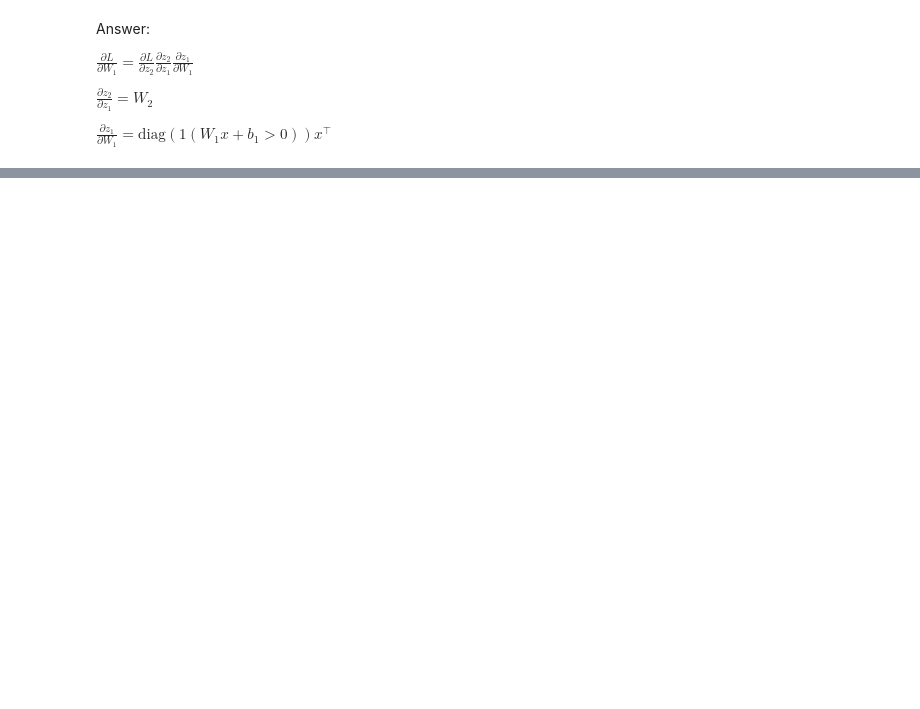
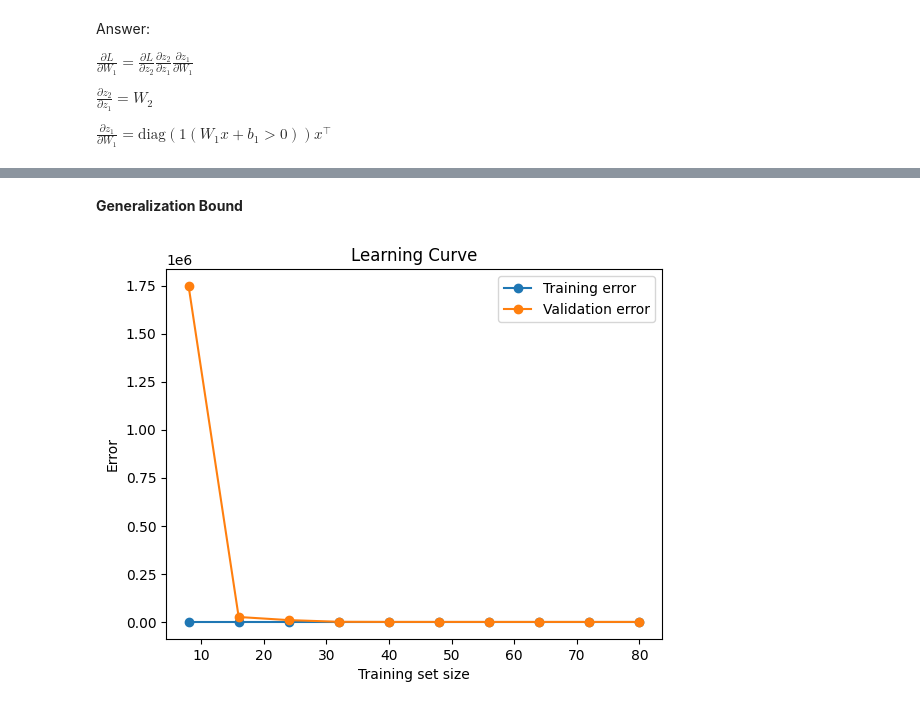
Before and after one commit to nyu-dl/DS-GA-1003-Machine-Learning-2025, a Jupyter notebook: lab3/messmaster_2.ipynb, the cells around one changed output, grey strips where cells are left out. Saved outputs shown, nothing was run; the diff lists cells and outputs as text; code cells hidden in the pictures; blank space fills up the shorter version.

```diff
--- a/lab3/messmaster_2.ipynb
+++ b/lab3/messmaster_2.ipynb
@@ -218,0 +377,28 @@ Epoch 90: Loss = 0.6894
+# %% [markdown]
+**Generalization Bound**
+# %%
+from sklearn.model_selection import learning_curve
+
+
+def plot_learning_curve(model, X, y):
+    train_sizes, train_scores, val_scores = learning_curve(
+        model, X, y, train_sizes=np.linspace(0.1, 1.0, 10), cv=5, scoring="neg_mean_squared_error"
+    )
+
+    train_errors = -train_scores.mean(axis=1)
+    val_errors = -val_scores.mean(axis=1)
+
+    plt.plot(train_sizes, train_errors, label="Training error", marker="o")
+    plt.plot(train_sizes, val_errors, label="Validation error", marker="o")
+    plt.xlabel("Training set size")
+    plt.ylabel("Error")
+    plt.title("Learning Curve")
+    plt.legend()
+    plt.show()
+
+
+# Example usage
+model = make_pipeline(PolynomialFeatures(3), LinearRegression())
+plot_learning_curve(model, X, y)
+# %% [output]
+[figure, added]
```
Also changed, not shown: parts of 17 cells of this notebook, 2 other files.
